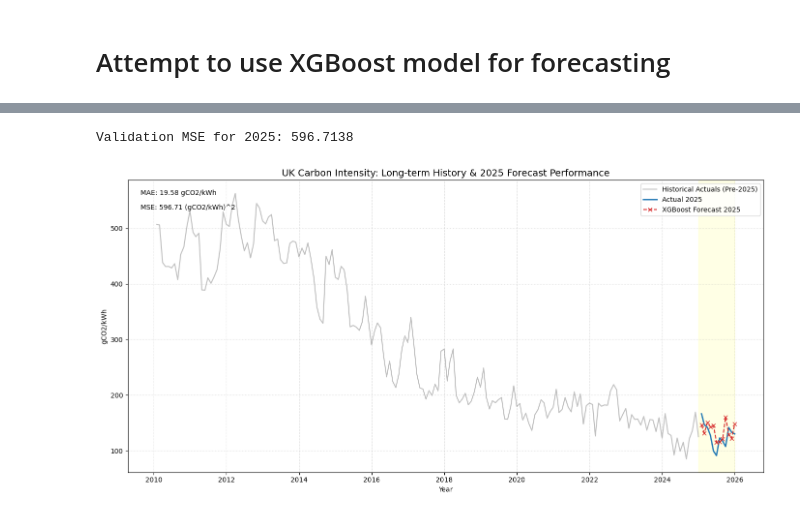
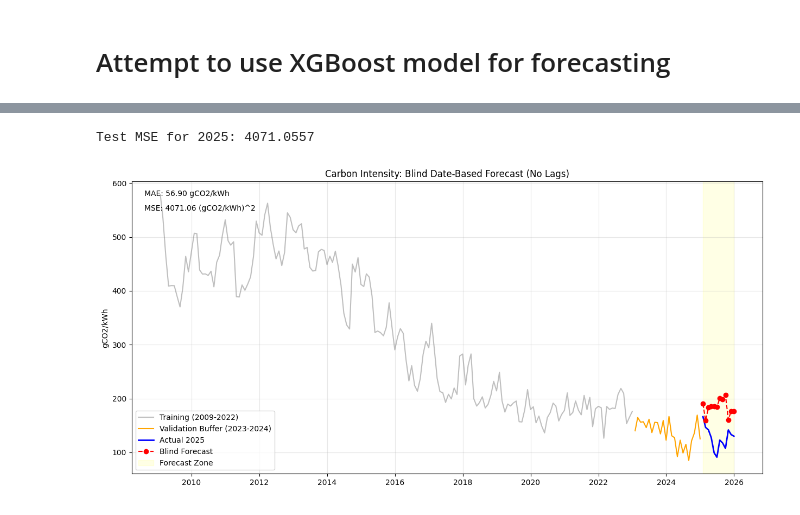
Before and after one commit to CalvoSeko/sustainable-computing-coursework-tianwei, a Jupyter notebook: code/XGBoost_forecasting.ipynb, the cells around one changed output, grey strips where cells are left out. Cells and saved outputs as stored; diff of their text form; code cells hidden in the pictures.

```diff
--- a/code/XGBoost_forecasting.ipynb
+++ b/code/XGBoost_forecasting.ipynb
@@ -54,37 +92,33 @@ XGBRegressor(base_score=None, booster=None, callbacks=None,
 # %%
-y_pred = model.predict(X_val)
-mse = mean_squared_error(y_val, y_pred)
-mae = mean_absolute_error(y_val, y_pred)
-print(f"Validation MSE for 2025: {mse:.4f}")
+y_pred = model.predict(X_test)
+mse = mean_squared_error(y_test, y_pred)
+mae = mean_absolute_error(y_test, y_pred)
+print(f"Test MSE for 2025: {mse:.4f}")
 # %% [output]
-Validation MSE for 2025: 596.7138
+Test MSE for 2025: 4071.0557
 # %%
-plt.figure(figsize=(14, 7))
+plt.figure(figsize=(15, 7))
 
-plt.plot(train['DATETIME'], train['CARBON_INTENSITY'],
-         color='gray', alpha=0.5, label='Historical Actuals (Pre-2025)')
+# 1. Plot Historical Context
+plt.plot(train['DATETIME'], y_train, color='gray', alpha=0.5, label='Training (2009-2022)')
+plt.plot(val['DATETIME'], y_val, color='orange', label='Validation Buffer (2023-2024)')
 
-plt.plot(val['DATETIME'], val['CARBON_INTENSITY'],
-         color='tab:blue', linewidth=2, label='Actual 2025')
+# 2. Plot the Test Year (2025)
+plt.plot(test['DATETIME'], y_test, color='blue', linewidth=2, label='Actual 2025')
+plt.plot(test['DATETIME'], y_pred, color='red', linestyle='--', marker='o', label='Blind Forecast')
 
-plt.plot(val['DATETIME'], y_pred,
-         color='tab:red', linestyle='--', marker='x', label='XGBoost Forecast 2025')
+# 3. Formatting
+plt.axvspan(test['DATETIME'].min(), test['DATETIME'].max(), color='yellow', alpha=0.1, label='Forecast Zone')
+plt.title('Carbon Intensity: Blind Date-Based Forecast (No Lags)')
 
-plt.title('UK Carbon Intensity: Long-term History & 2025 Forecast Performance', fontsize=14)
-plt.xlabel('Year')
-plt.ylabel('gCO2/kWh')
-plt.legend(loc='upper right')
-plt.grid(True, linestyle=':', alpha=0.6)
-
-# Highlight the Forecast region
-plt.axvspan(pd.Timestamp('2025-01-01'), pd.Timestamp('2025-12-31'),
-            color='yellow', alpha=0.1, label='Forecast Window')
 plt.text(0.02, 0.95, "MAE: {:.2f} gCO2/kWh".format(mae),
          fontsize=10, color='black', transform=plt.gca().transAxes)
 plt.text(0.02, 0.90, "MSE: {:.2f} (gCO2/kWh)^2".format(mse),
          fontsize=10, color='black', transform=plt.gca().transAxes)
 
-plt.tight_layout()
+plt.ylabel('gCO2/kWh')
+plt.legend()
+plt.grid(True, alpha=0.3)
 plt.show()
 # %% [output]
-[figure, old version]
+[figure, new version]
```
Also changed, not shown: parts of 4 cells of this notebook.
